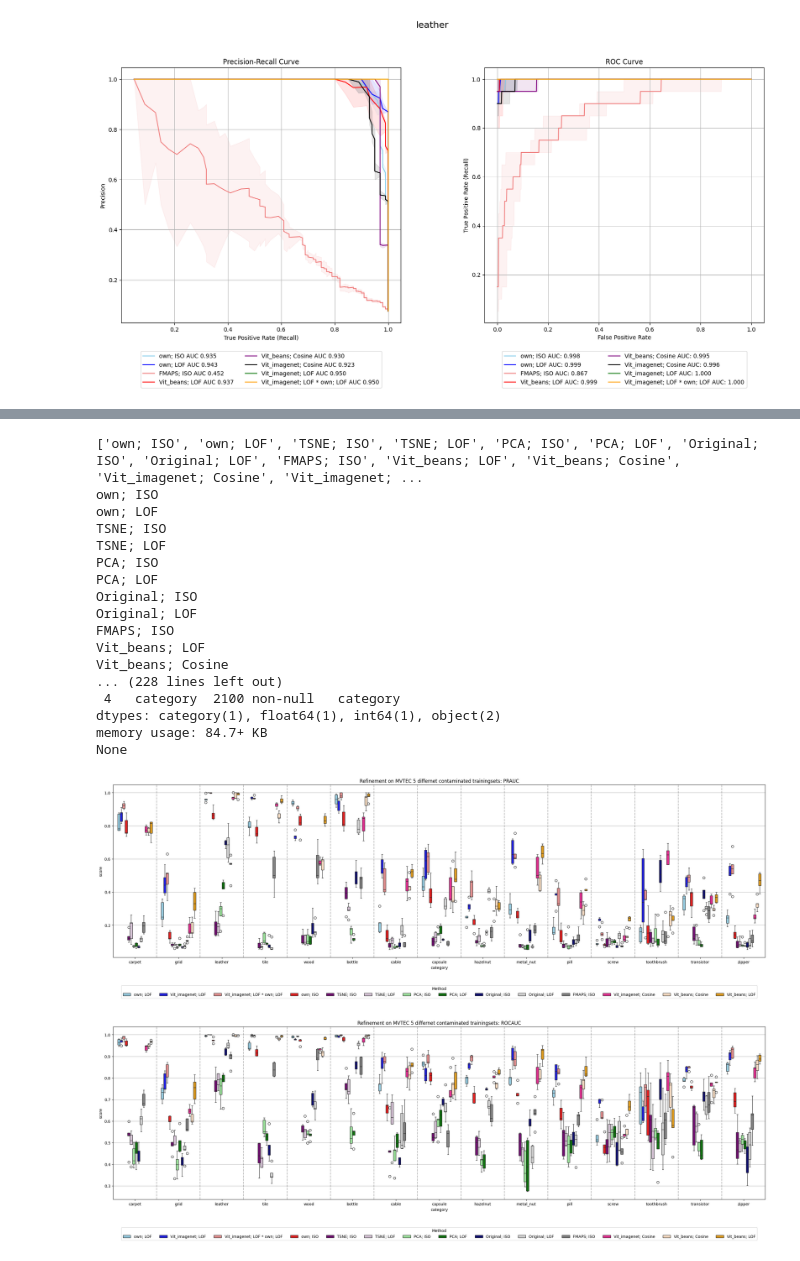
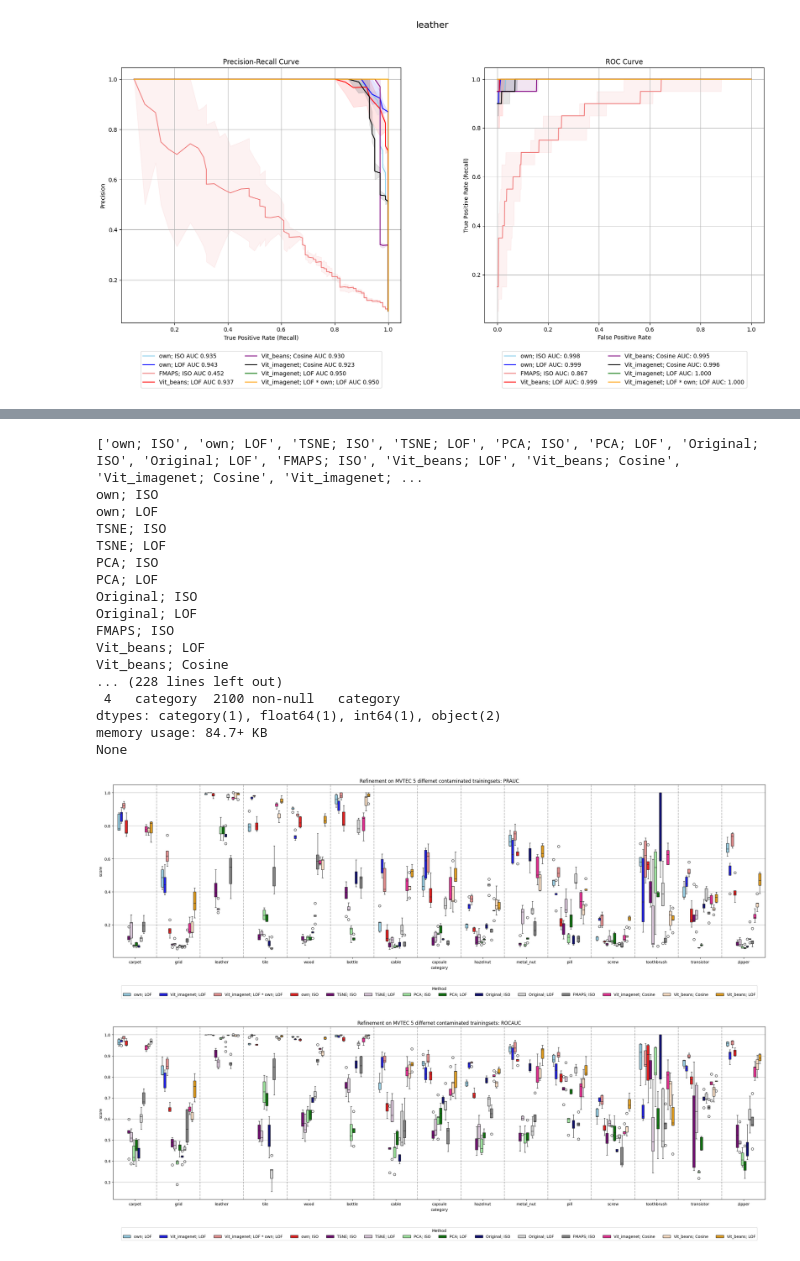
Before and after one commit to buehlpa/UTRAD, a Jupyter notebook: inspect_refinement_fwise.ipynb, the cells around one changed output, grey strips where cells are left out. Saved outputs shown, nothing was run; the diff lists cells and outputs as text; code cells hidden in the pictures.

```diff
--- a/inspect_refinement_fwise.ipynb
+++ b/inspect_refinement_fwise.ipynb
@@ -499,13 +501,13 @@ import pickle
 
 category = 'leather'
 
-file_path = f'/home/bule/projects/UTRAD/results/refinement/Refinement_Comparison_{category}.pkl'
+file_path = f'/home/bule/projects/UTRAD/results/mvtec/refinement/Refinement_Comparison_{category}.pkl'
 
 with open(file_path, 'rb') as file:
     input_= pickle.load(file)
 
 
-file_path = f'/home/bule/projects/UTRAD/results/refinement/Refinement_Comparison_SOTA_{category}.pkl'
+file_path = f'/home/bule/projects/UTRAD/results/mvtec/refinement/Refinement_Comparison_SOTA_{category}.pkl'
 with open(file_path, 'rb') as file:
     input_sota= pickle.load(file)
 
@@ -518,7 +520,7 @@ input_["Vit_beans; LOF"]=input_sota["Vit_beans; LOF"]
 
 
 
-file_path = f'/home/bule/projects/UTRAD/results/refinement/Refinement_Comparison_SOTA_imagenet_{category}.pkl'
+file_path = f'/home/bule/projects/UTRAD/results/mvtec/refinement/Refinement_Comparison_SOTA_imagenet_{category}.pkl'
 with open(file_path, 'rb') as file:
     input_sota_im= pickle.load(file)
 input_['Vit_imagenet; Cosine']=input_sota_im['Vit_imagenet; Cosine']
@@ -591,13 +593,13 @@ resdf=[]
 
 
 for category in list(anocats.keys()):
-    file_path = f'/home/bule/projects/UTRAD/results/refinement/Refinement_Comparison_{category}.pkl'
+    file_path = f'/home/bule/projects/UTRAD/results/mvtec/refinement/Refinement_Comparison_{category}.pkl'
 
     with open(file_path, 'rb') as file:
         input_= pickle.load(file)
 
 
-    file_path = f'/home/bule/projects/UTRAD/results/refinement/Refinement_Comparison_SOTA_{category}.pkl'
+    file_path = f'/home/bule/projects/UTRAD/results/mvtec/refinement/Refinement_Comparison_SOTA_{category}.pkl'
     with open(file_path, 'rb') as file:
         input_sota= pickle.load(file)
 
@@ -608,7 +610,7 @@ for category in list(anocats.keys()):
     input_["Vit_beans; LOF"]=input_sota["Vit_beans; LOF"]
 
 
-    file_path = f'/home/bule/projects/UTRAD/results/refinement/Refinement_Comparison_SOTA_imagenet_{category}.pkl'
+    file_path = f'/home/bule/projects/UTRAD/results/mvtec/refinement/Refinement_Comparison_SOTA_imagenet_{category}.pkl'
     with open(file_path, 'rb') as file:
         input_sota_im= pickle.load(file)
     input_['Vit_imagenet; Cosine']=input_sota_im['Vit_imagenet; Cosine']
@@ -750,13 +752,13 @@ resdf=[]
 
 
 for category in list(anocats.keys()):
-    file_path = f'/home/bule/projects/UTRAD/results/refinement/Refinement_Comparison_{category}.pkl'
+    file_path = f'/home/bule/projects/UTRAD/results/mvtec/refinement/Refinement_Comparison_{category}.pkl'
 
     with open(file_path, 'rb') as file:
         input_= pickle.load(file)
 
 
-    file_path = f'/home/bule/projects/UTRAD/results/refinement/Refinement_Comparison_SOTA_{category}.pkl'
+    file_path = f'/home/bule/projects/UTRAD/results/mvtec/refinement/Refinement_Comparison_SOTA_{category}.pkl'
     with open(file_path, 'rb') as file:
         input_sota= pickle.load(file)
 
@@ -767,7 +769,7 @@ for category in list(anocats.keys()):
     input_["Vit_beans; LOF"]=input_sota["Vit_beans; LOF"]
 
 
-    file_path = f'/home/bule/projects/UTRAD/results/refinement/Refinement_Comparison_SOTA_imagenet_{category}.pkl'
+    file_path = f'/home/bule/projects/UTRAD/results/mvtec/refinement/Refinement_Comparison_SOTA_imagenet_{category}.pkl'
     with open(file_path, 'rb') as file:
         input_sota_im= pickle.load(file)
     input_['Vit_imagenet; Cosine']=input_sota_im['Vit_imagenet; Cosine']
@@ -842,33 +844,33 @@ plt.show()
 plt.figure(figsize=(30, 8))
 plt.grid(True)
 sns.boxplot(x="category", y="score", hue="method", data=resdf[resdf['metric'] == 'ROCAUC'], hue_order=order, palette=palette)
 plt.title('Refinement on MVTEC 5 differnet contaminated trainingsets: ROCAUC')
 
 # Add vertical lines
 for i in range(len(resdf['category'].unique()) - 1):
     plt.axvline(x=i + 0.5, color='black', alpha=0.3,linestyle='--')
 
 # Place legend below the plot
 plt.legend(title='Method', bbox_to_anchor=(0.5, -0.15), loc='upper center', ncol=len(order))
 plt.show()
 # %% [output]
 ['own; ISO', 'own; LOF', 'TSNE; ISO', 'TSNE; LOF', 'PCA; ISO', 'PCA; LOF', 'Original; ISO', 'Original; LOF', 'FMAPS; ISO', 'Vit_beans; LOF', 'Vit_beans; Cosine', 'Vit_imagenet; Cosine', 'Vit_imagenet; ...
 own; ISO
 own; LOF
 TSNE; ISO
 TSNE; LOF
 PCA; ISO
 PCA; LOF
 Original; ISO
 Original; LOF
 FMAPS; ISO
 Vit_beans; LOF
 Vit_beans; Cosine
 ... (228 lines left out)
  4   category  2100 non-null   category
 dtypes: category(1), float64(1), int64(1), object(2)
 memory usage: 84.7+ KB
 None
-[figure, old version]
+[figure, new version]
-[figure, old version]
+[figure, new version]
 # %%
```
Also changed, not shown: parts of 6 cells of this notebook, 9 other files.
